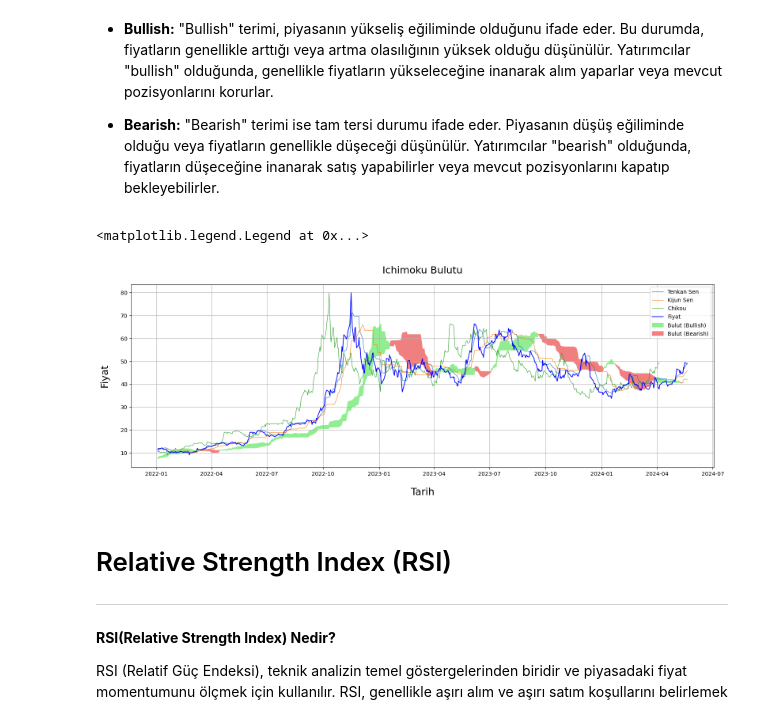
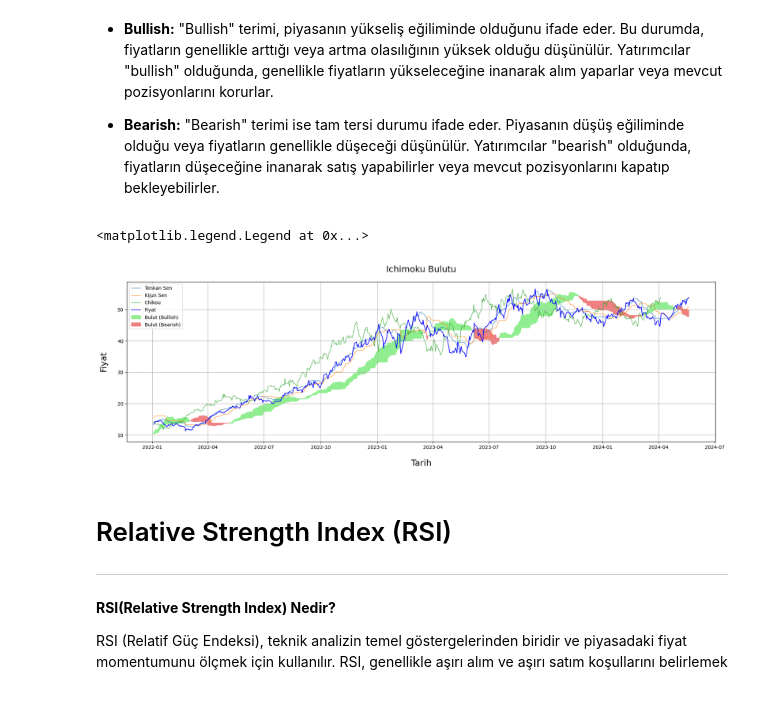
Before and after one commit to Efe-Eroglu/Hisse_Fiyat_Tahmini, a Jupyter notebook: Hisse_Fiyat_Tahmin.ipynb, the cells around one changed output. Drawn from its saved outputs; the diff is of its cells as text; code cells hidden in the pictures.

```diff
--- a/Hisse_Fiyat_Tahmin.ipynb
+++ b/Hisse_Fiyat_Tahmin.ipynb
@@ -57,8 +57,8 @@ import yfinance as yf
 # Verinin İncelenmesi
 # %%
 # Örnek Bir Veri İle Çalışma
-start = "2016-01-01"
-veri = yf.download(["SASA.IS"],start = start)
+start = "2014-01-01"
+veri = yf.download(["SISE.IS"],start = start)
 # %% [output]
 [*********************100%%**********************]  1 of 1 completed
 # %%
@@ -267,31 +267,31 @@ veri = veri.iloc[26:]
 new_data = veri.loc["2022-01-01":]
 # %%
 # Görselleştirme
-fig, ax = plt.subplots(figsize=(19, 6))
+fig, ax = plt.subplots(figsize=(22, 6))
 
 # Tenkan Sen, Kijun Sen ve Chikou çizgilerini çiz
 ax.plot(new_data.index, new_data["tenkan_sen"], lw=0.8, label="Tenkan Sen")
 ax.plot(new_data.index, new_data["kijun_sen"], lw=0.8, label="Kijun Sen")
 ax.plot(new_data.index, new_data["chikou"], lw=0.8, label="Chikou")
 
 # Fiyat çizgisini çiz
 ax.plot(new_data.index, new_data["Adj Close"], lw=1.3, color="b", label="Fiyat")
 
 # Senkou A ve Senkou B arasını doldurarak bulutları çiz
 ax.fill_between(new_data.index, new_data["senkou_A"], new_data["senkou_B"], where=new_data["senkou_A"] >= new_data["senkou_B"], color="lightgreen", label="Bulut (Bullish)", interpolate=True)
 ax.fill_between(new_data.index, new_data["senkou_A"], new_data["senkou_B"], where=new_data["senkou_A"] < new_data["senkou_B"], color="lightcoral", label="Bulut (Bearish)", interpolate=True)
 
 # Grafik başlığı ve eksen etiketleri
 ax.set_title("Ichimoku Bulutu", fontsize=18, pad=20)
 ax.set_ylabel("Fiyat", fontsize=18, labelpad=20)
 ax.set_xlabel("Tarih", fontsize=18, labelpad=20)
 
 # Grid ve legend
 ax.grid()
 ax.legend()
 # %% [output]
 <matplotlib.legend.Legend at 0x...>
-[figure, old version]
+[figure, new version]
 # %% [markdown]
 # Relative Strength Index (RSI)
 
```
Also changed, not shown: parts of 27 cells of this notebook.
